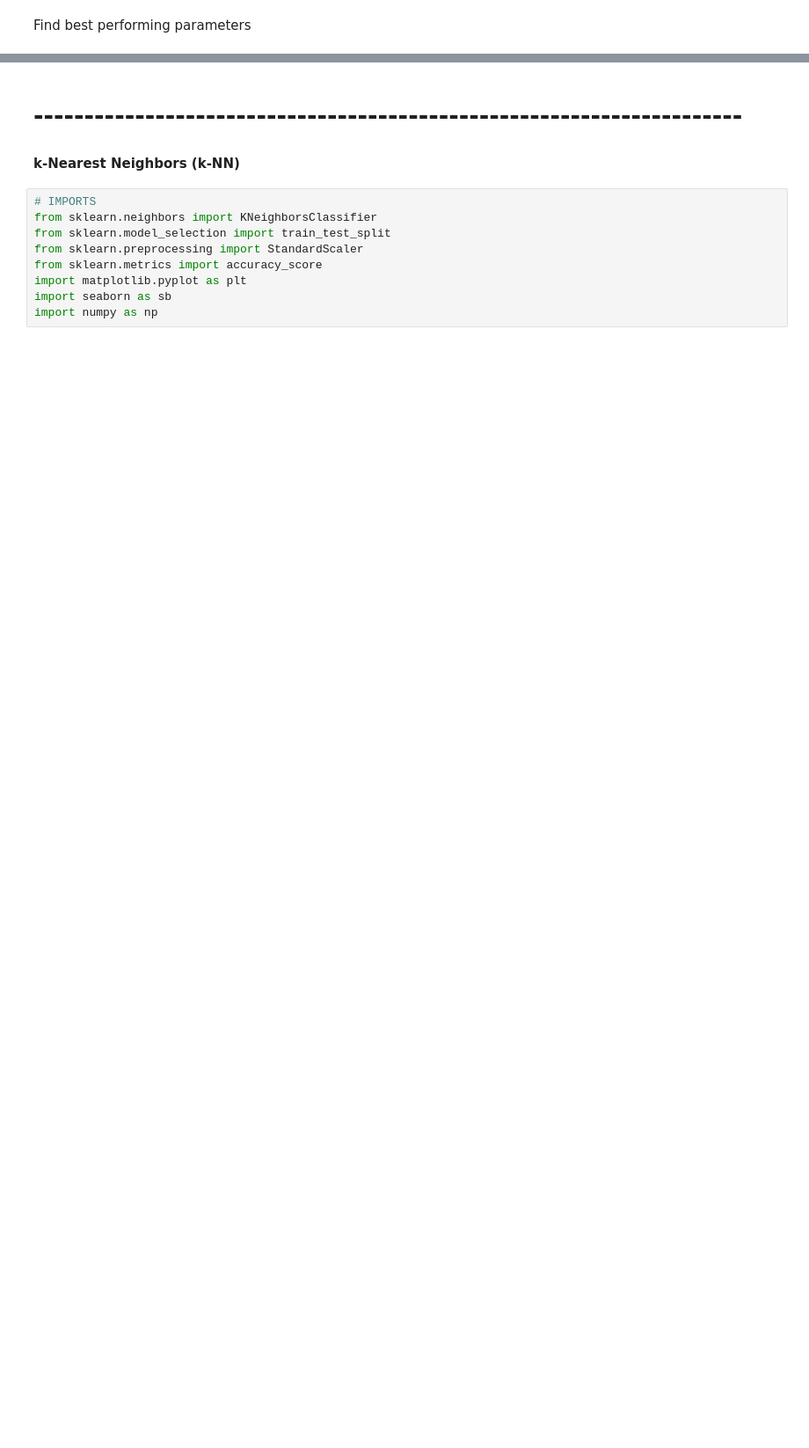
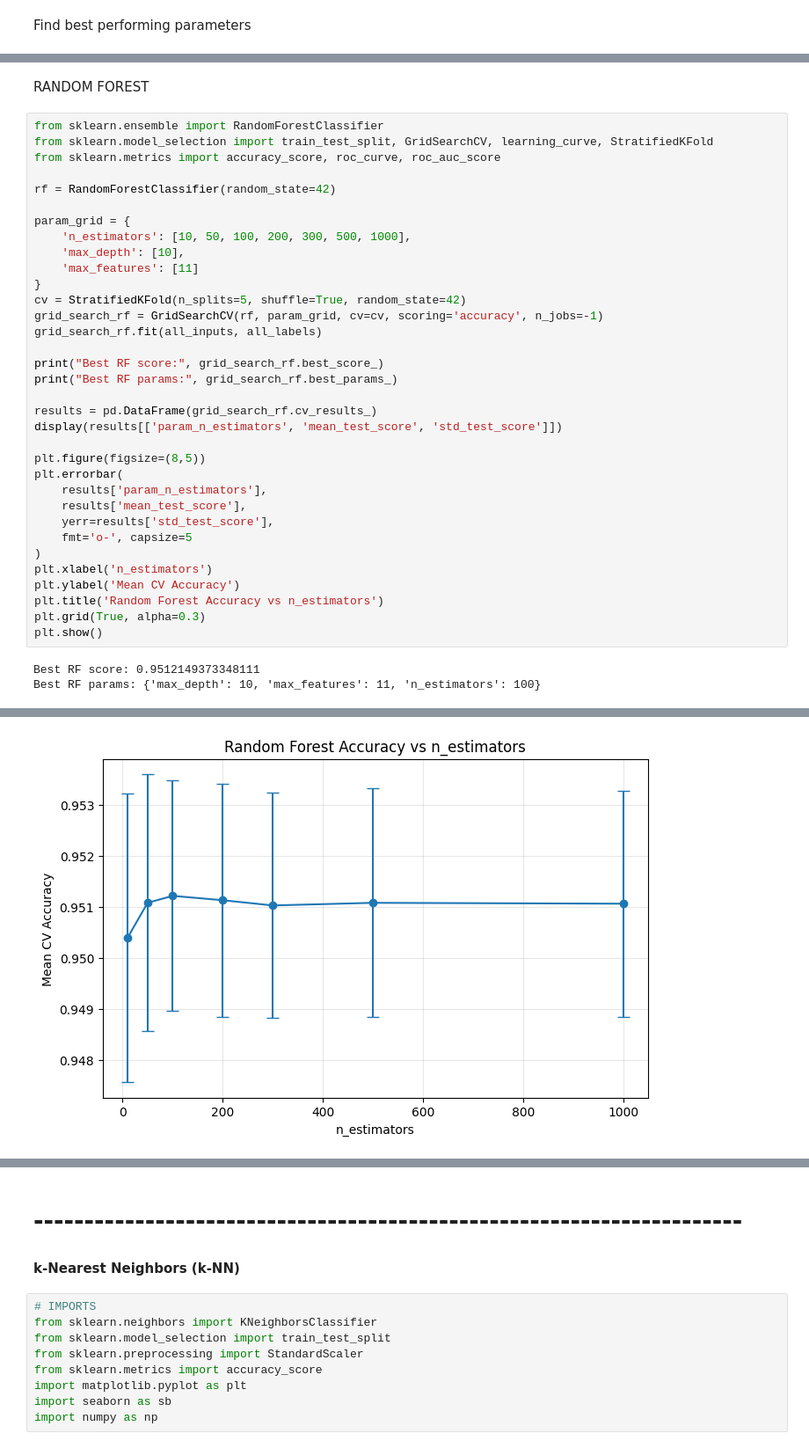
Before and after one commit to alexandre2004costa/IA_project2, a Jupyter notebook: main.ipynb, the cells around one changed output, grey strips where cells are left out. Shown at 88% size. Drawn from its saved outputs; the diff is of its cells as text; blank space fills up the shorter version.

Commit message:
added random forest and AdaBoost

```diff
--- a/main.ipynb
+++ b/main.ipynb
@@ -567,0 +571,39 @@ plt.show()
+# %% [markdown]
+RANDOM FOREST
+# %%
+from sklearn.ensemble import RandomForestClassifier
+from sklearn.model_selection import train_test_split, GridSearchCV, learning_curve, StratifiedKFold
+from sklearn.metrics import accuracy_score, roc_curve, roc_auc_score
+
+rf = RandomForestClassifier(random_state=42)
+
+param_grid = {
+    'n_estimators': [10, 50, 100, 200, 300, 500, 1000],
+    'max_depth': [10],
+    'max_features': [11]
+}
+cv = StratifiedKFold(n_splits=5, shuffle=True, random_state=42)
+grid_search_rf = GridSearchCV(rf, param_grid, cv=cv, scoring='accuracy', n_jobs=-1)
+grid_search_rf.fit(all_inputs, all_labels)
+
+print("Best RF score:", grid_search_rf.best_score_)
+print("Best RF params:", grid_search_rf.best_params_)
+
+results = pd.DataFrame(grid_search_rf.cv_results_)
+display(results[['param_n_estimators', 'mean_test_score', 'std_test_score']])
+
+plt.figure(figsize=(8,5))
+plt.errorbar(
+    results['param_n_estimators'],
+    results['mean_test_score'],
+    yerr=results['std_test_score'],
+    fmt='o-', capsize=5
+)
+plt.xlabel('n_estimators')
+plt.ylabel('Mean CV Accuracy')
+plt.title('Random Forest Accuracy vs n_estimators')
+plt.grid(True, alpha=0.3)
+plt.show()
+# %% [output]
+Best RF score: 0.9512149373348111
+Best RF params: {'max_depth': 10, 'max_features': 11, 'n_estimators': 100}
@@ -567,0 +618 @@ plt.show()
+[figure, added]
```
Also changed, not shown: parts of 14 cells of this notebook, 1 other file.
